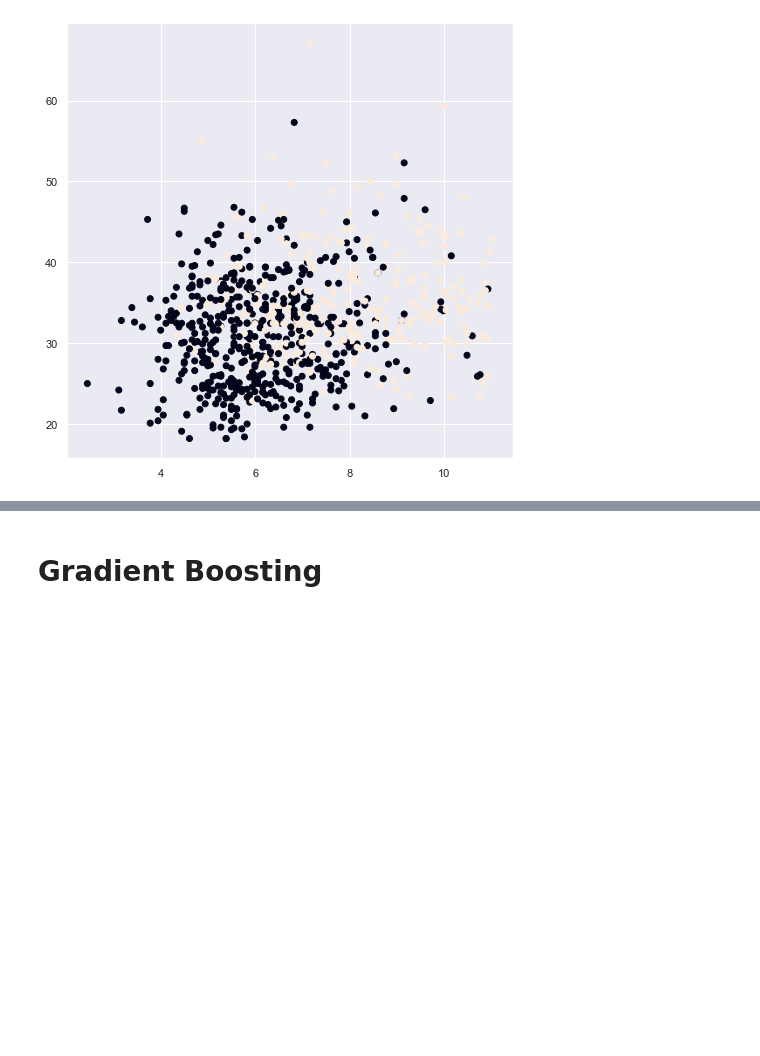
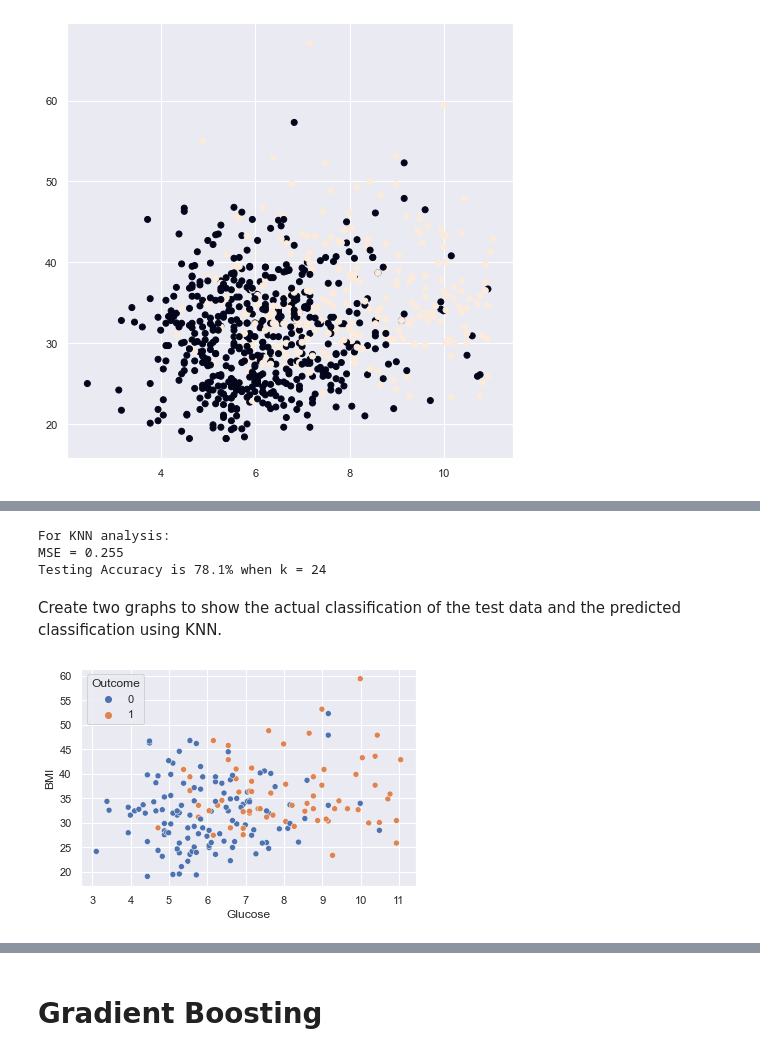
Before and after one commit to EelisK/malis-project, a Jupyter notebook: project.ipynb, the cells around one changed output, grey strips where cells are left out. Cells and saved outputs as stored; diff of their text form; code cells hidden in the pictures; blank space fills up the shorter version.

```diff
--- a/project.ipynb
+++ b/project.ipynb
@@ -125,0 +137,35 @@ plt.scatter(pima_df['Glucose'], pima_df['BMI'],c=pima_df['Outcome'])
+# %%
+X = pima_df[['Glucose', 'BMI']]
+y = pima_df['Outcome']
+
+X_train, X_test, y_train, y_test = train_test_split(X, y, random_state=1)
+# %%
+accuracies=[]
+
+for k in range(100):
+    knn = KNeighborsClassifier(n_neighbors=k+1, metric='euclidean')
+    knn.fit(X_train, y_train)
+
+    y_pred_knn = knn.predict(X_test)
+    accuracies.append(accuracy_score(y_test, y_pred_knn))
+
+accuracy_knn = max(accuracies)
+MSE_knn = np.sum((y_test-y_pred_knn)**2)/len(y_test)
+print("For KNN analysis:")
+print("MSE = %.3f" % MSE_knn)
+print("Testing Accuracy is %.1f%% when k = %d" % (accuracy_knn*100, accuracies.index(accuracy_knn)))
+# %% [output]
+For KNN analysis:
+MSE = 0.255
+Testing Accuracy is 78.1% when k = 24
+# %% [markdown]
+Create two graphs to show the actual classification of the test data and the predicted classification using KNN.
+# %%
+sns.scatterplot(
+    x='Glucose',
+    y='BMI',
+    hue='Outcome',
+    data=X_test.join(y_test, how='outer')
+);
+# %% [output]
+[figure, added]
```
Also changed, not shown: parts of 16 cells of this notebook, 1 other file.
